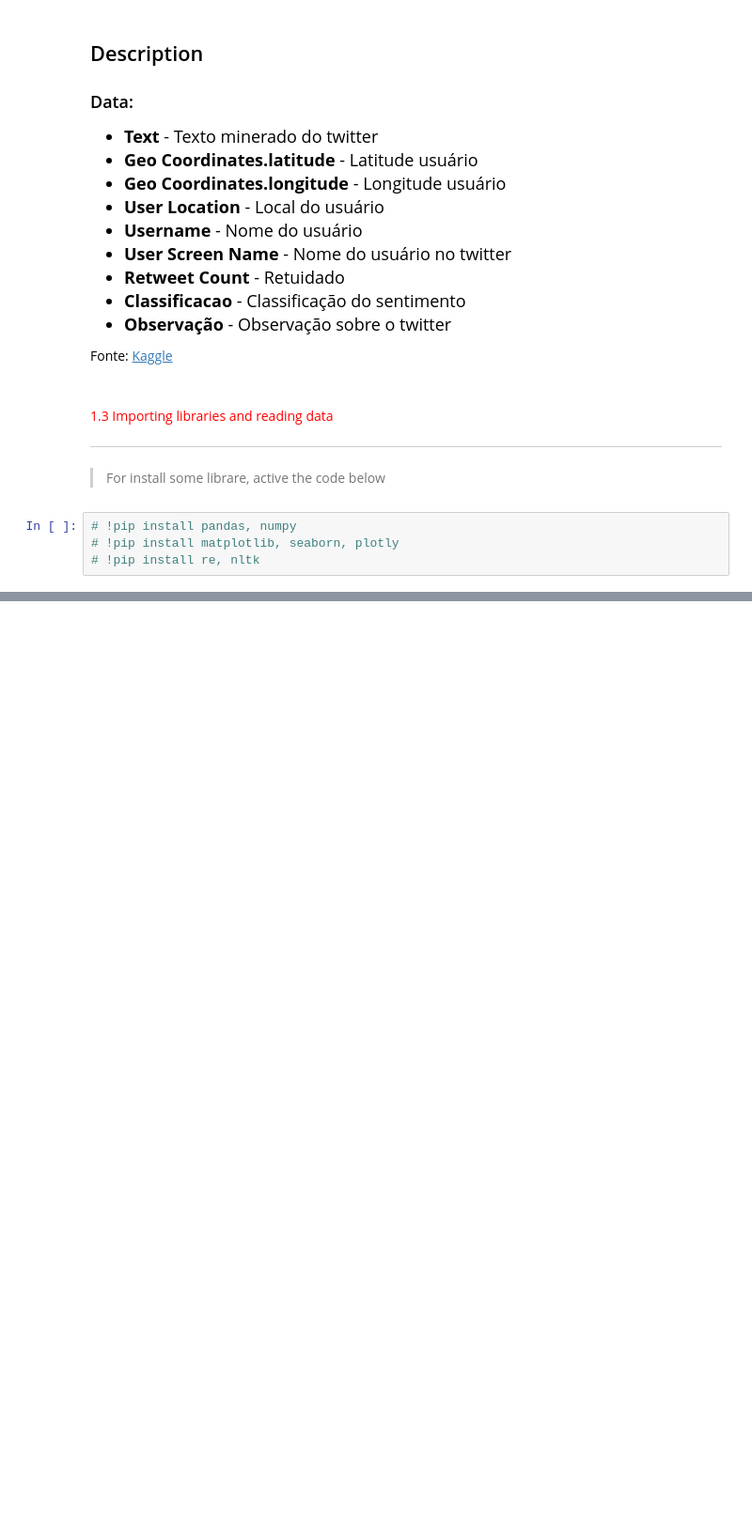
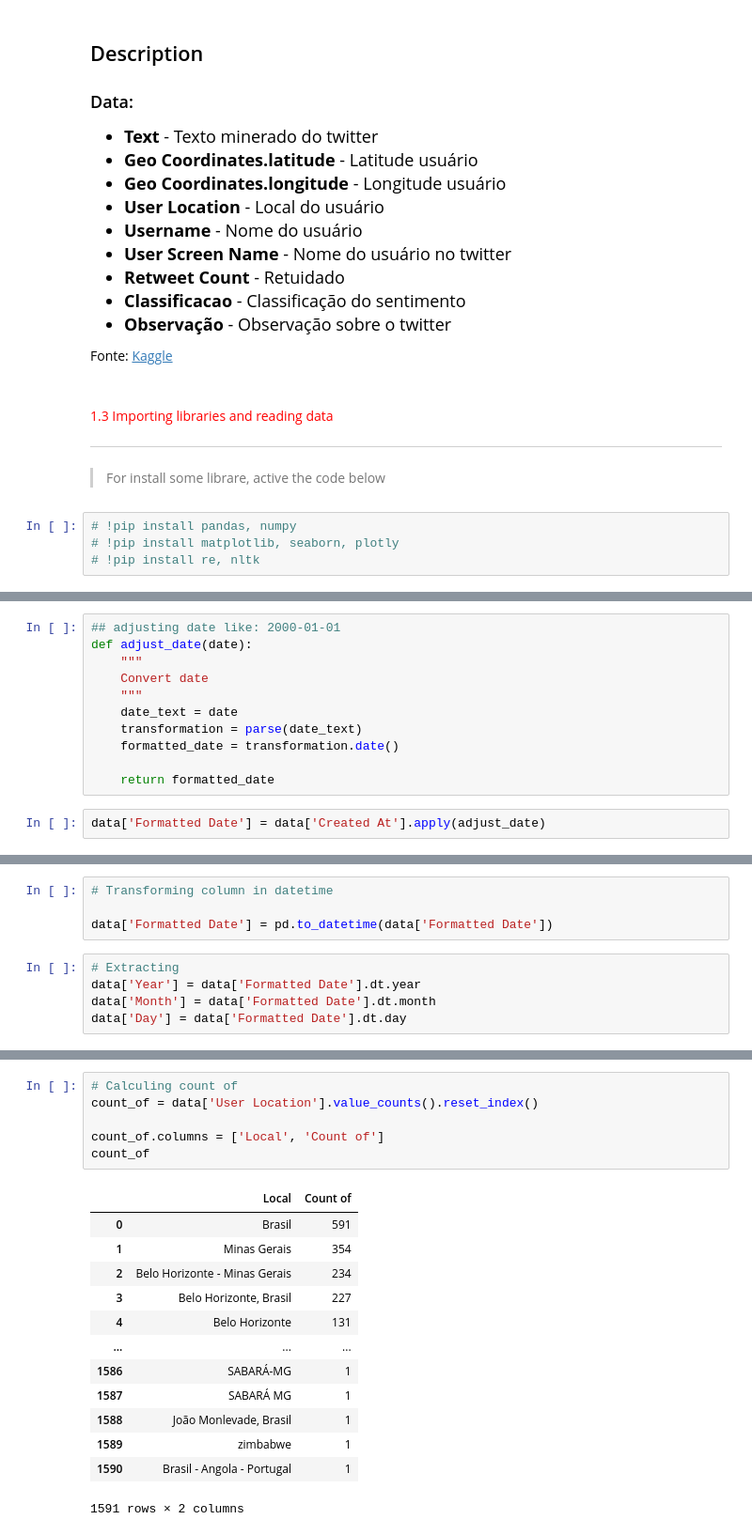
Before and after one commit to Gabriel-limadev/amotion_rating-text_analysis_and_mining, a Jupyter notebook: emotion_rating.ipynb, the cells around one changed output, grey strips where cells are left out. Shown at 94% size. Saved outputs shown, nothing was run; the diff lists cells and outputs as text; blank space fills up the shorter version.

Commit message:
Manipulating date and geo-localizations

```diff
--- a/emotion_rating.ipynb
+++ b/emotion_rating.ipynb
@@ -69,0 +183,13 @@ data.head()
+# %%
+## adjusting date like: 2000-01-01
+def adjust_date(date):
+    """
+    Convert date
+    """
+    date_text = date
+    transformation = parse(date_text)
+    formatted_date = transformation.date()
+
+    return formatted_date
+# %%
+data['Formatted Date'] = data['Created At'].apply(adjust_date)
@@ -69,0 +198,9 @@ data.head()
+# %%
+# Transforming column in datetime
+
+data['Formatted Date'] = pd.to_datetime(data['Formatted Date'])
+# %%
+# Extracting
+data['Year'] = data['Formatted Date'].dt.year
+data['Month'] = data['Formatted Date'].dt.month
+data['Day'] = data['Formatted Date'].dt.day
@@ -69,0 +312,20 @@ data.head()
+# %%
+# Calculing count of
+count_of = data['User Location'].value_counts().reset_index()
+
+count_of.columns = ['Local', 'Count of']
+count_of
+# %% [output]
+|  | Local | Count of |
+| 0 | Brasil | 591 |
+| 1 | Minas Gerais | 354 |
+| 2 | Belo Horizonte - Minas Gerais | 234 |
+| 3 | Belo Horizonte, Brasil | 227 |
+| 4 | Belo Horizonte | 131 |
+| ... | ... | ... |
+| 1586 | SABARÁ-MG | 1 |
+| 1587 | SABARÁ MG | 1 |
+| 1588 | João Monlevade, Brasil | 1 |
+| 1589 | zimbabwe | 1 |
+| 1590 | Brasil - Angola - Portugal | 1 |
+1591 rows × 2 columns
```
Also changed, not shown: parts of 34 cells of this notebook.
